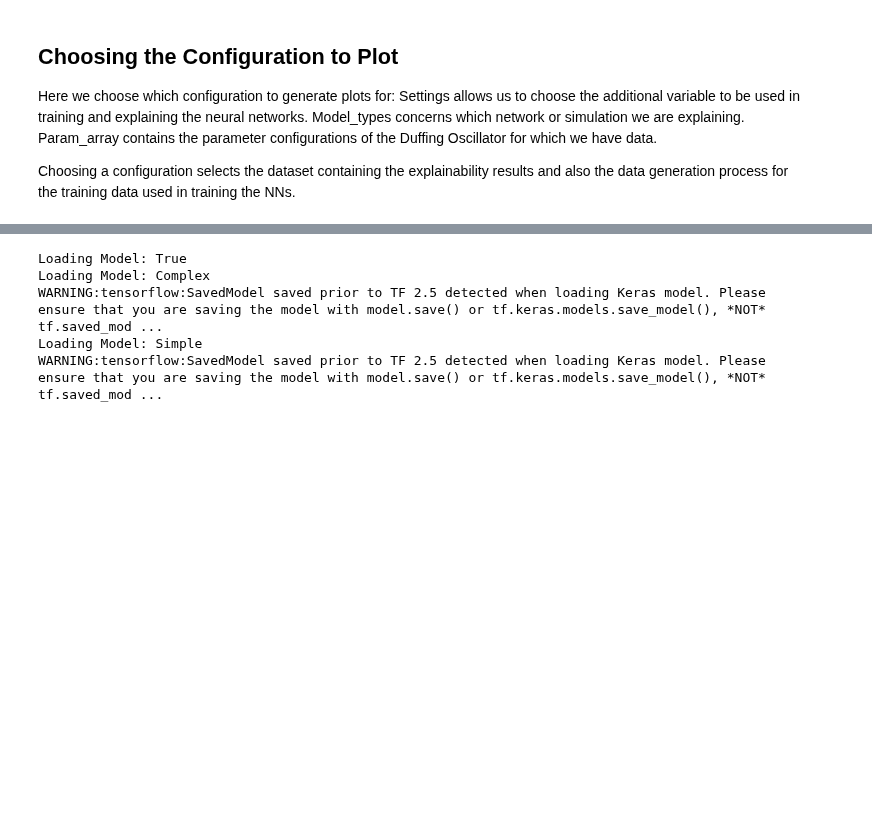
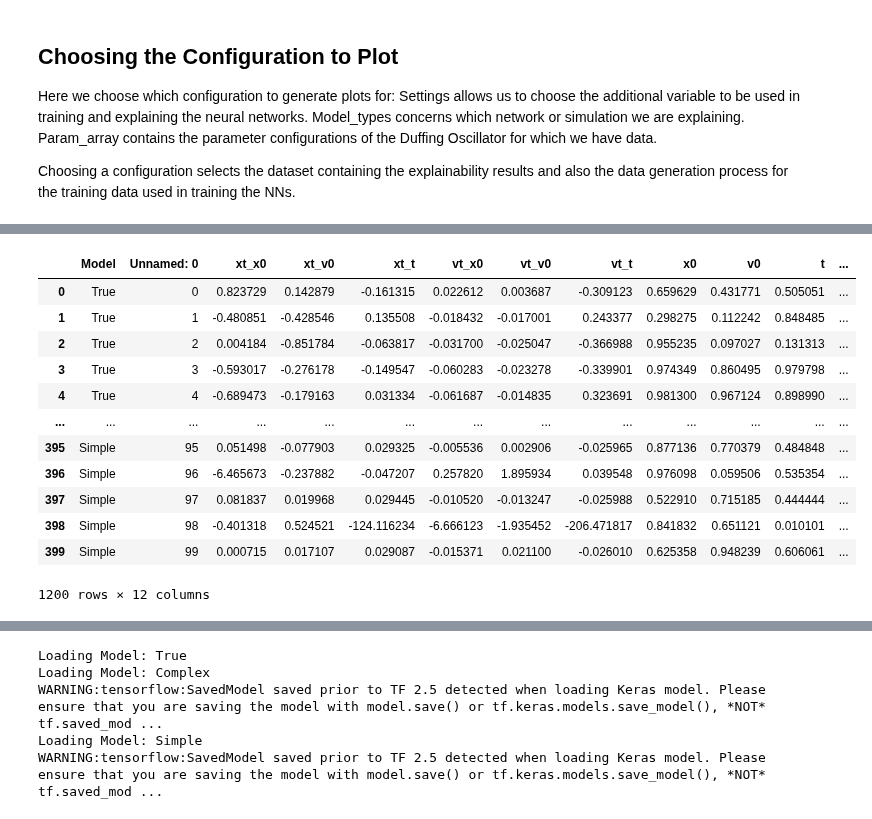
Before and after one commit to wgrosche/XAI, a Jupyter notebook: Code/Plotting_Notebook.ipynb, the cells around one changed output, grey strips where cells are left out. Saved outputs shown, nothing was run; the diff lists cells and outputs as text; code cells hidden in the pictures; blank space fills up the shorter version.

```diff
--- a/Code/Plotting_Notebook.ipynb
+++ b/Code/Plotting_Notebook.ipynb
@@ -120,0 +141,16 @@ duffing.scale_features()
+# %%
+big_df
+# %% [output]
+|  | Model | Unnamed: 0 | xt_x0 | xt_v0 | xt_t | vt_x0 | vt_v0 | vt_t | x0 | v0 | t | ... |
+| 0 | True | 0 | 0.823729 | 0.142879 | -0.161315 | 0.022612 | 0.003687 | -0.309123 | 0.659629 | 0.431771 | 0.505051 | ... |
+| 1 | True | 1 | -0.480851 | -0.428546 | 0.135508 | -0.018432 | -0.017001 | 0.243377 | 0.298275 | 0.112242 | 0.848485 | ... |
+| 2 | True | 2 | 0.004184 | -0.851784 | -0.063817 | -0.031700 | -0.025047 | -0.366988 | 0.955235 | 0.097027 | 0.131313 | ... |
+| 3 | True | 3 | -0.593017 | -0.276178 | -0.149547 | -0.060283 | -0.023278 | -0.339901 | 0.974349 | 0.860495 | 0.979798 | ... |
+| 4 | True | 4 | -0.689473 | -0.179163 | 0.031334 | -0.061687 | -0.014835 | 0.323691 | 0.981300 | 0.967124 | 0.898990 | ... |
+| ... | ... | ... | ... | ... | ... | ... | ... | ... | ... | ... | ... | ... |
+| 395 | Simple | 95 | 0.051498 | -0.077903 | 0.029325 | -0.005536 | 0.002906 | -0.025965 | 0.877136 | 0.770379 | 0.484848 | ... |
+| 396 | Simple | 96 | -6.465673 | -0.237882 | -0.047207 | 0.257820 | 1.895934 | 0.039548 | 0.976098 | 0.059506 | 0.535354 | ... |
+| 397 | Simple | 97 | 0.081837 | 0.019968 | 0.029445 | -0.010520 | -0.013247 | -0.025988 | 0.522910 | 0.715185 | 0.444444 | ... |
+| 398 | Simple | 98 | -0.401318 | 0.524521 | -124.116234 | -6.666123 | -1.935452 | -206.471817 | 0.841832 | 0.651121 | 0.010101 | ... |
+| 399 | Simple | 99 | 0.000715 | 0.017107 | 0.029087 | -0.015371 | 0.021100 | -0.026010 | 0.625358 | 0.948239 | 0.606061 | ... |
+1200 rows × 12 columns
```
Also changed, not shown: parts of 7 cells of this notebook, 9 other files.
